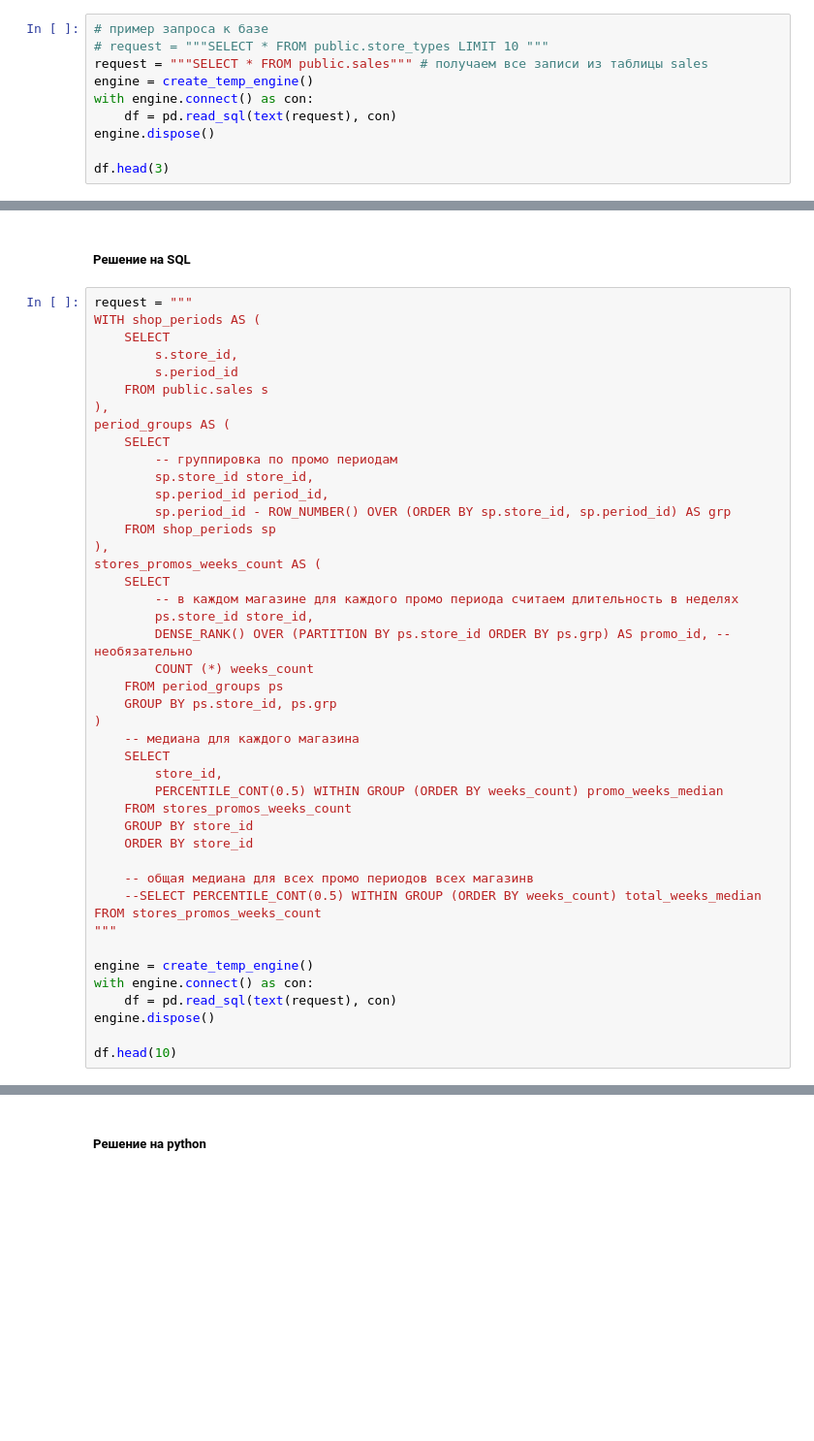
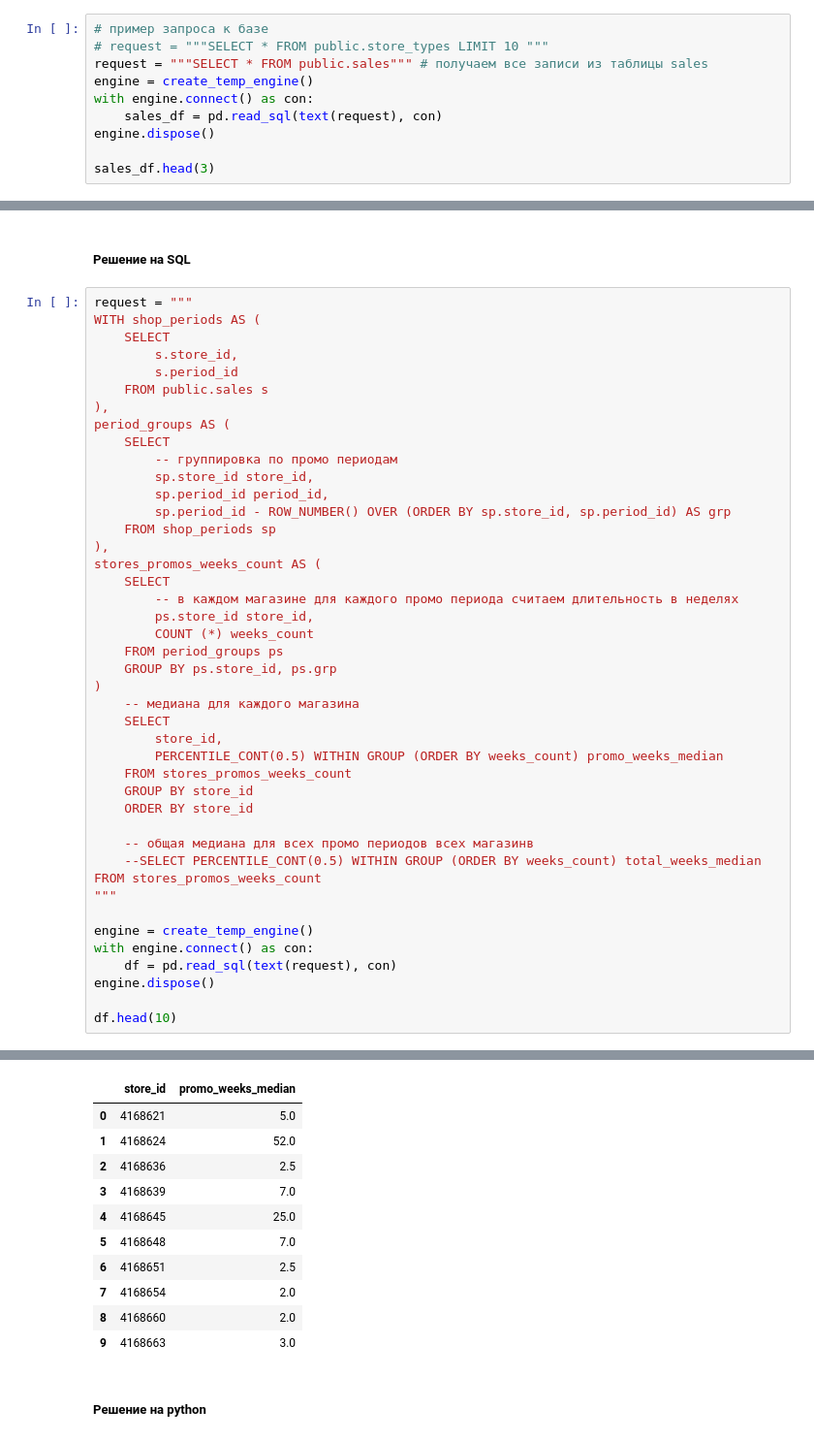
Before and after one commit to Ira11111/NilsenTZ, a Jupyter notebook: NIQ_task.ipynb, the cells around one changed output, grey strips where cells are left out. Shown: that part at 97% size. Cells and saved outputs as stored; diff of their text form; blank space fills up the shorter version.

```diff
--- a/NIQ_task.ipynb
+++ b/NIQ_task.ipynb
@@ -71,8 +71,8 @@ def create_temp_engine():
 request = """SELECT * FROM public.sales""" # получаем все записи из таблицы sales
 engine = create_temp_engine()
 with engine.connect() as con:
-    df = pd.read_sql(text(request), con)
+    sales_df = pd.read_sql(text(request), con)
 engine.dispose()
 
-df.head(3)
+sales_df.head(3)
 # %% [output]
@@ -196,7 +198,6 @@ stores_promos_weeks_count AS (
     SELECT
         -- в каждом магазине для каждого промо периода считаем длительность в неделях
         ps.store_id store_id,
-        DENSE_RANK() OVER (PARTITION BY ps.store_id ORDER BY ps.grp) AS promo_id, -- необязательно
         COUNT (*) weeks_count
     FROM period_groups ps
     GROUP BY ps.store_id, ps.grp
@@ -224,3 +224,14 @@ NameError: name 'create_temp_engine' is not defined
+|  | store_id | promo_weeks_median |
+| 0 | 4168621 | 5.0 |
+| 1 | 4168624 | 52.0 |
+| 2 | 4168636 | 2.5 |
+| 3 | 4168639 | 7.0 |
+| 4 | 4168645 | 25.0 |
+| 5 | 4168648 | 7.0 |
+| 6 | 4168651 | 2.5 |
+| 7 | 4168654 | 2.0 |
+| 8 | 4168660 | 2.0 |
+| 9 | 4168663 | 3.0 |
 # %% [markdown]
 ##### Решение на python
 # %%
```
Also changed, not shown: parts of 6 cells of this notebook.
